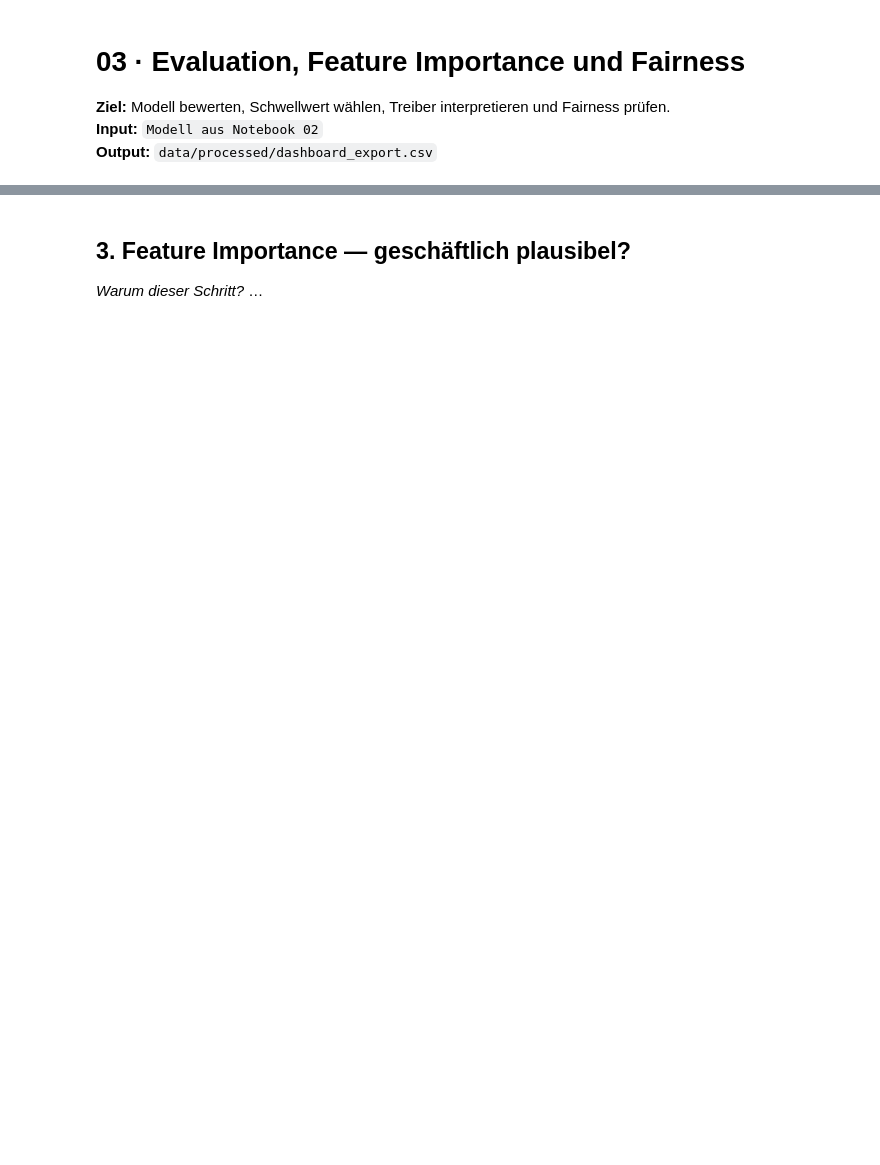
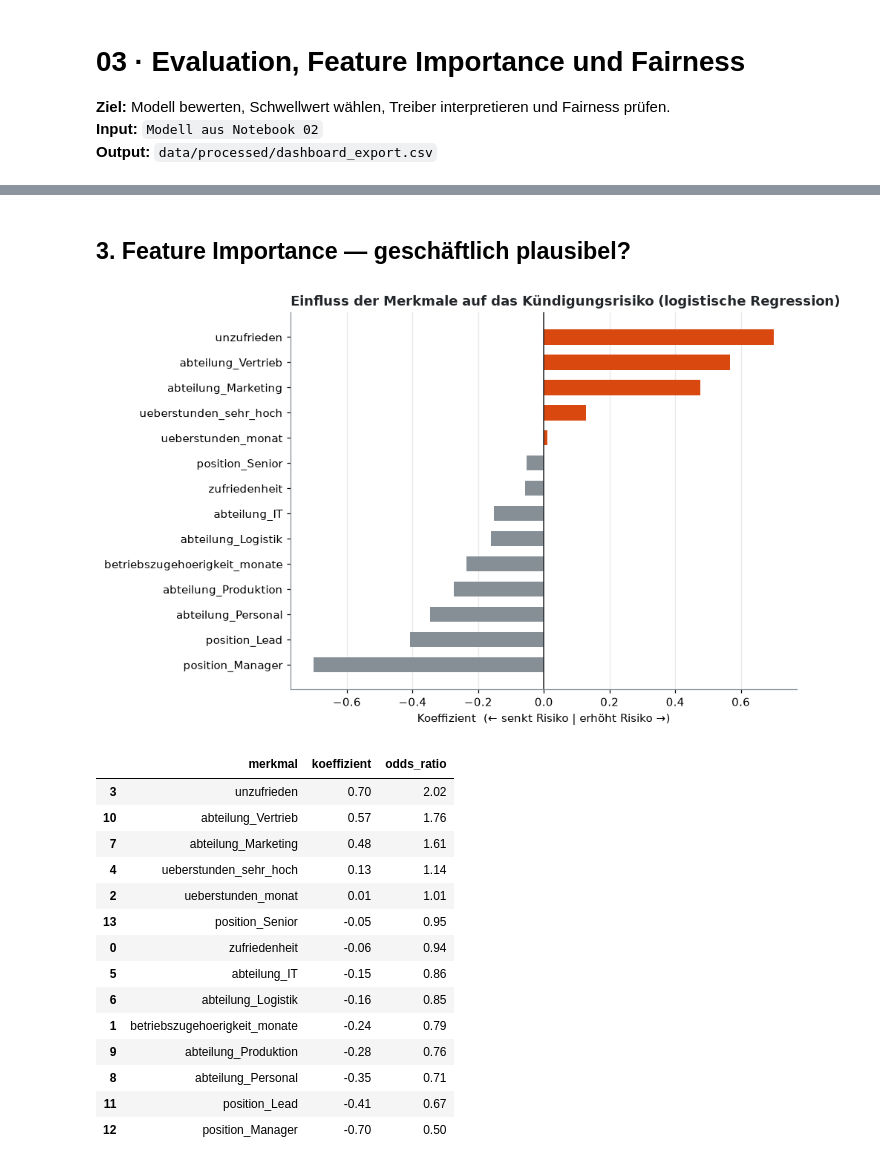
Before and after one commit to adrianmrizo/sonnenfeld-fluktuation, a Jupyter notebook: notebooks/03_evaluation_fairness.ipynb, the cells around one changed output, grey strips where cells are left out. Drawn from its saved outputs; the diff is of its cells as text; code cells hidden in the pictures; blank space fills up the shorter version.

```diff
--- a/notebooks/03_evaluation_fairness.ipynb
+++ b/notebooks/03_evaluation_fairness.ipynb
@@ -26,4 +119,45 @@ pd.set_option("display.max_columns", 50)
 # %% [markdown]
 ## 3. Feature Importance — geschäftlich plausibel?
-
-*Warum dieser Schritt?* …
+# %%
+# Coefficients of the final logistic regression, with odds ratios
+namen = modell_final.named_steps["prep"].get_feature_names_out()
+koef = modell_final.named_steps["model"].coef_[0]
+
+koeffizienten = pd.DataFrame({
+    "merkmal": [n.split("__", 1)[1] for n in namen],   # drop the "num__" / "cat__" prefix
+    "koeffizient": koef,
+    "odds_ratio": np.exp(koef),
+}).sort_values("koeffizient")
+
+fig, ax = plt.subplots(figsize=(8, 6))
+farben = [plotting.COLORS["accent"] if k > 0 else plotting.COLORS["neutral"]
+          for k in koeffizienten["koeffizient"]]
+ax.barh(koeffizienten["merkmal"], koeffizienten["koeffizient"], color=farben, height=0.6)
+ax.axvline(0, color=plotting.COLORS["dark"], linewidth=1)
+ax.set_title("Einfluss der Merkmale auf das Kündigungsrisiko (logistische Regression)")
+ax.set_xlabel("Koeffizient  (← senkt Risiko | erhöht Risiko →)")
+ax.grid(axis="x", alpha=0.3)
+ax.set_axisbelow(True)
+
+plotting.save(fig, "03_koeffizienten")
+plt.show()
+
+with pd.option_context("display.float_format", "{:.2f}".format):
+    display(koeffizienten.sort_values("koeffizient", ascending=False))
+# %% [output]
+[figure, added]
+|  | merkmal | koeffizient | odds_ratio |
+| 3 | unzufrieden | 0.70 | 2.02 |
+| 10 | abteilung_Vertrieb | 0.57 | 1.76 |
+| 7 | abteilung_Marketing | 0.48 | 1.61 |
+| 4 | ueberstunden_sehr_hoch | 0.13 | 1.14 |
+| 2 | ueberstunden_monat | 0.01 | 1.01 |
+| 13 | position_Senior | -0.05 | 0.95 |
+| 0 | zufriedenheit | -0.06 | 0.94 |
+| 5 | abteilung_IT | -0.15 | 0.86 |
+| 6 | abteilung_Logistik | -0.16 | 0.85 |
+| 1 | betriebszugehoerigkeit_monate | -0.24 | 0.79 |
+| 9 | abteilung_Produktion | -0.28 | 0.76 |
+| 8 | abteilung_Personal | -0.35 | 0.71 |
+| 11 | position_Lead | -0.41 | 0.67 |
+| 12 | position_Manager | -0.70 | 0.50 |
```
Also changed, not shown: parts of 21 cells of this notebook, 4 other files.
